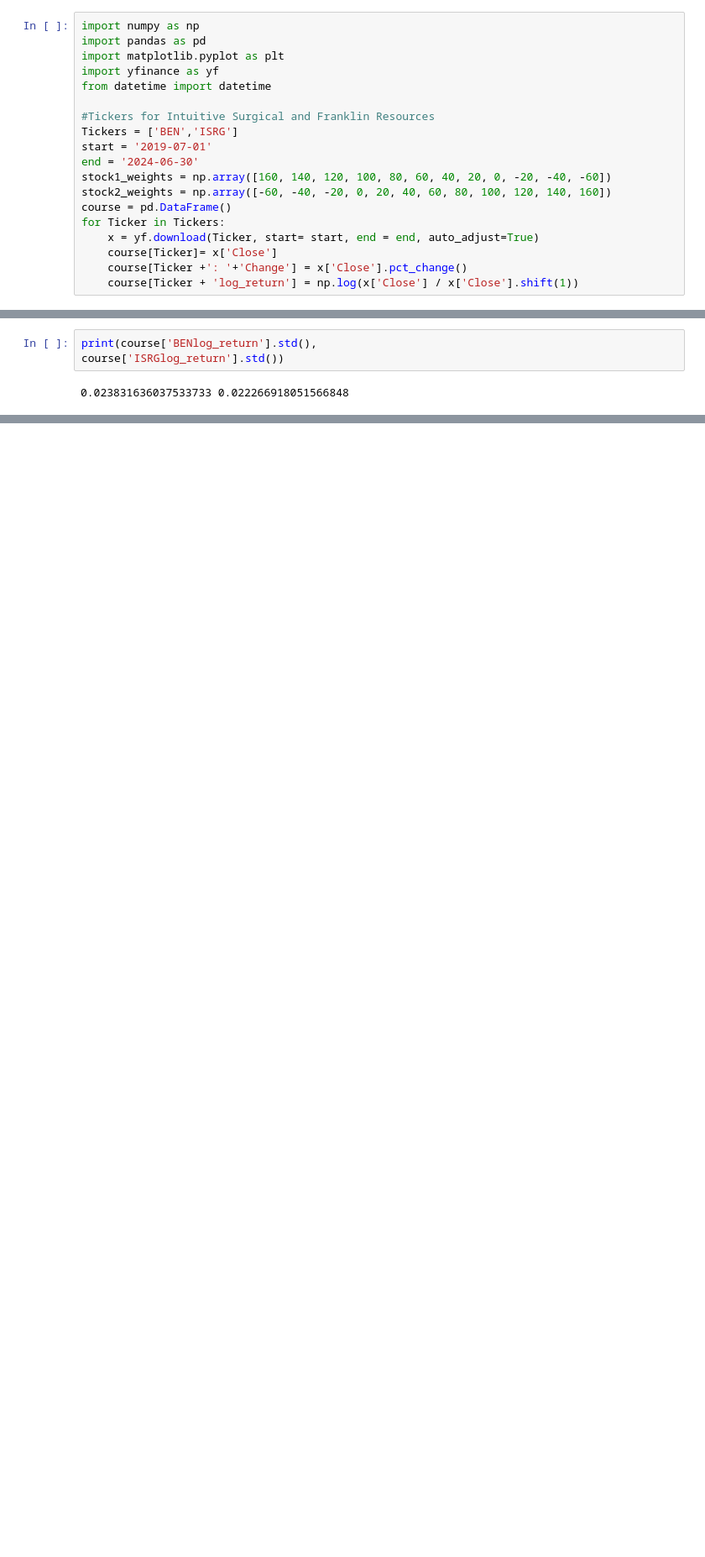
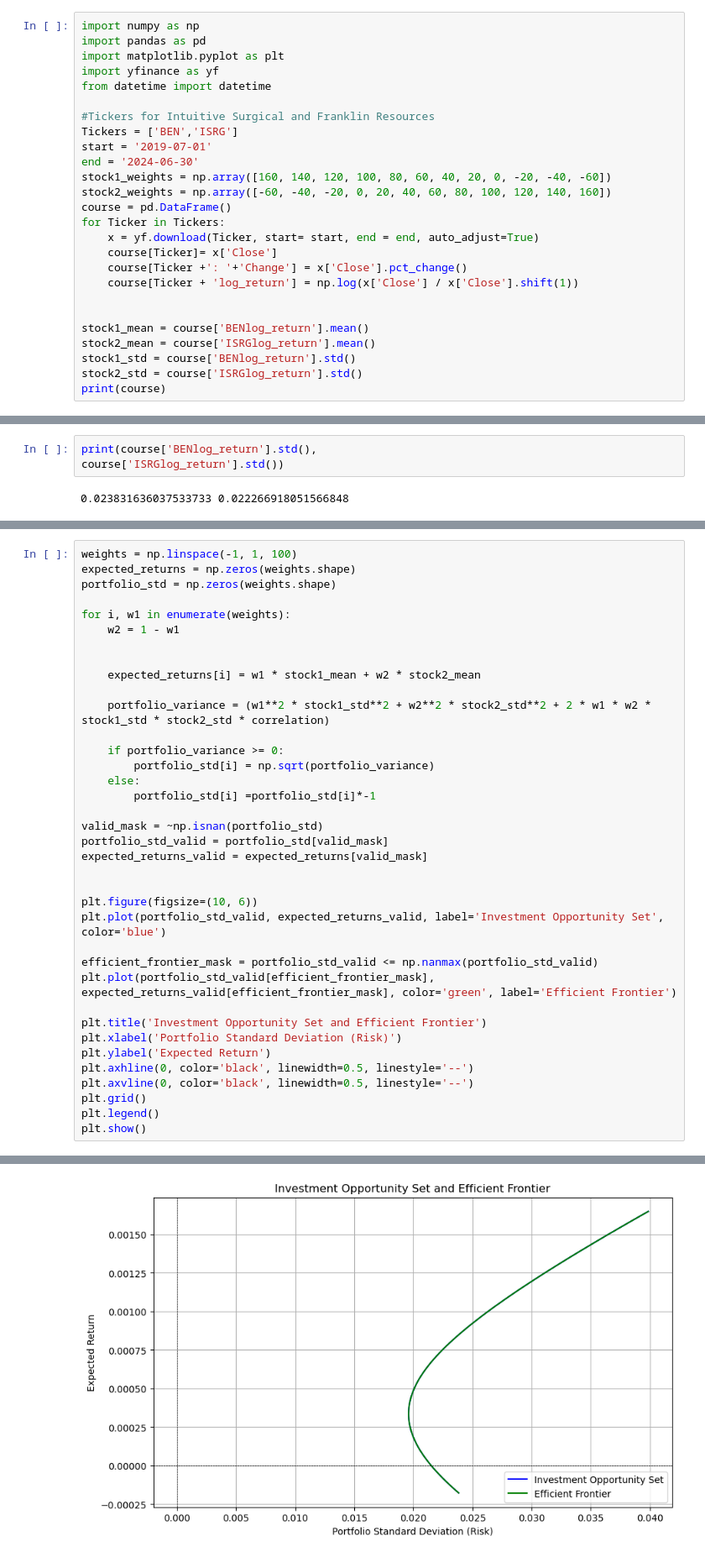
Before and after one commit to leomax22/CMI, a Jupyter notebook: CMI_group.ipynb, the cells around one changed output, grey strips where cells are left out. Shown at 84% size. Saved outputs shown, nothing was run; the diff lists cells and outputs as text; blank space fills up the shorter version.

```diff
--- a/CMI_group.ipynb
+++ b/CMI_group.ipynb
@@ -22,6 +19,13 @@ for Ticker in Tickers:
     course[Ticker]= x['Close']
     course[Ticker +': '+'Change'] = x['Close'].pct_change()
     course[Ticker + 'log_return'] = np.log(x['Close'] / x['Close'].shift(1))
+
+
+stock1_mean = course['BENlog_return'].mean()
+stock2_mean = course['ISRGlog_return'].mean()
+stock1_std = course['BENlog_return'].std()
+stock2_std = course['ISRGlog_return'].std()
+print(course)
 # %% [output]
 [*********************100%***********************]  1 of 1 completed
 [*********************100%***********************]  1 of 1 completed
@@ -77,0 +107,38 @@ course['ISRGlog_return'].std())
+# %%
+weights = np.linspace(-1, 1, 100)
+expected_returns = np.zeros(weights.shape)
+portfolio_std = np.zeros(weights.shape)
+
+for i, w1 in enumerate(weights):
+    w2 = 1 - w1
+
+
+    expected_returns[i] = w1 * stock1_mean + w2 * stock2_mean
+
+    portfolio_variance = (w1**2 * stock1_std**2 + w2**2 * stock2_std**2 + 2 * w1 * w2 * stock1_std * stock2_std * correlation)
+
+    if portfolio_variance >= 0:
+        portfolio_std[i] = np.sqrt(portfolio_variance)
+    else:
+        portfolio_std[i] =portfolio_std[i]*-1
+
+valid_mask = ~np.isnan(portfolio_std)
+portfolio_std_valid = portfolio_std[valid_mask]
+expected_returns_valid = expected_returns[valid_mask]
+
+
+plt.figure(figsize=(10, 6))
+plt.plot(portfolio_std_valid, expected_returns_valid, label='Investment Opportunity Set', color='blue')
+
+efficient_frontier_mask = portfolio_std_valid <= np.nanmax(portfolio_std_valid)
+plt.plot(portfolio_std_valid[efficient_frontier_mask], expected_returns_valid[efficient_frontier_mask], color='green', label='Efficient Frontier')
+
+plt.title('Investment Opportunity Set and Efficient Frontier')
+plt.xlabel('Portfolio Standard Deviation (Risk)')
+plt.ylabel('Expected Return')
+plt.axhline(0, color='black', linewidth=0.5, linestyle='--')
+plt.axvline(0, color='black', linewidth=0.5, linestyle='--')
+plt.grid()
+plt.legend()
+plt.show()
+# %% [output]
@@ -77,0 +147 @@ course['ISRGlog_return'].std())
+[figure, added]
```
Also changed, not shown: parts of 9 cells of this notebook.
